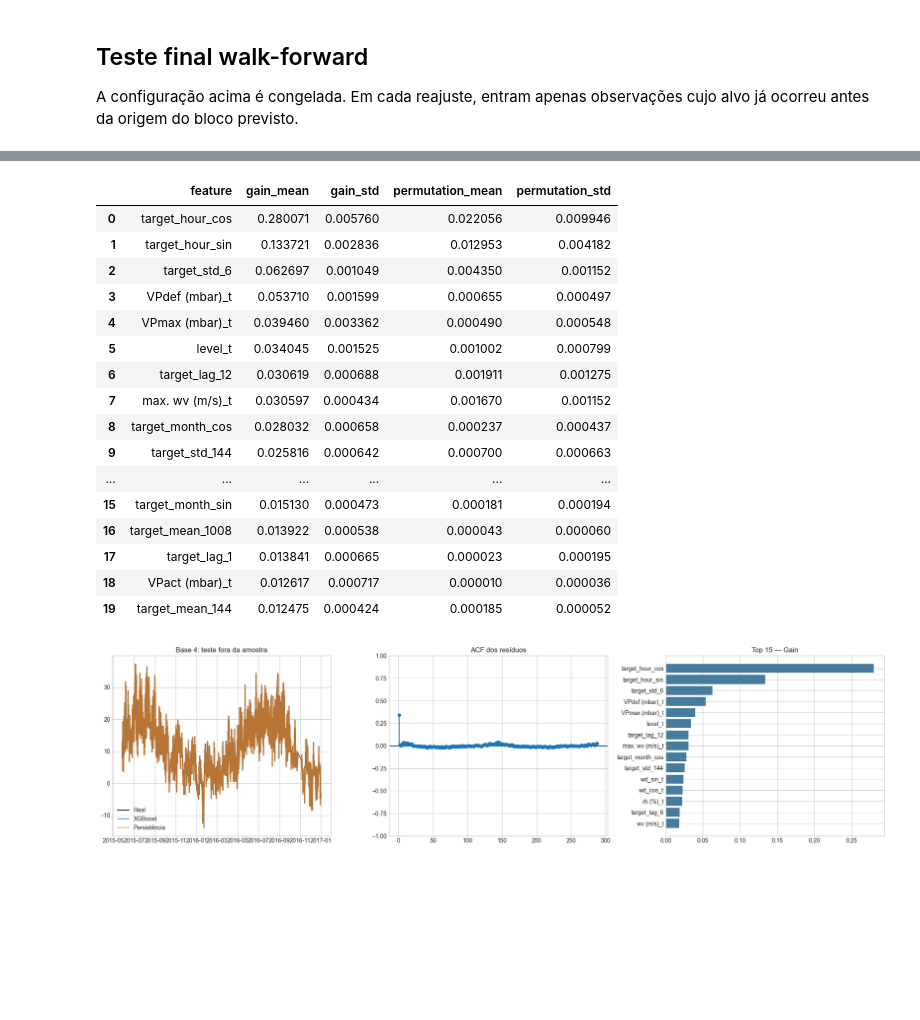
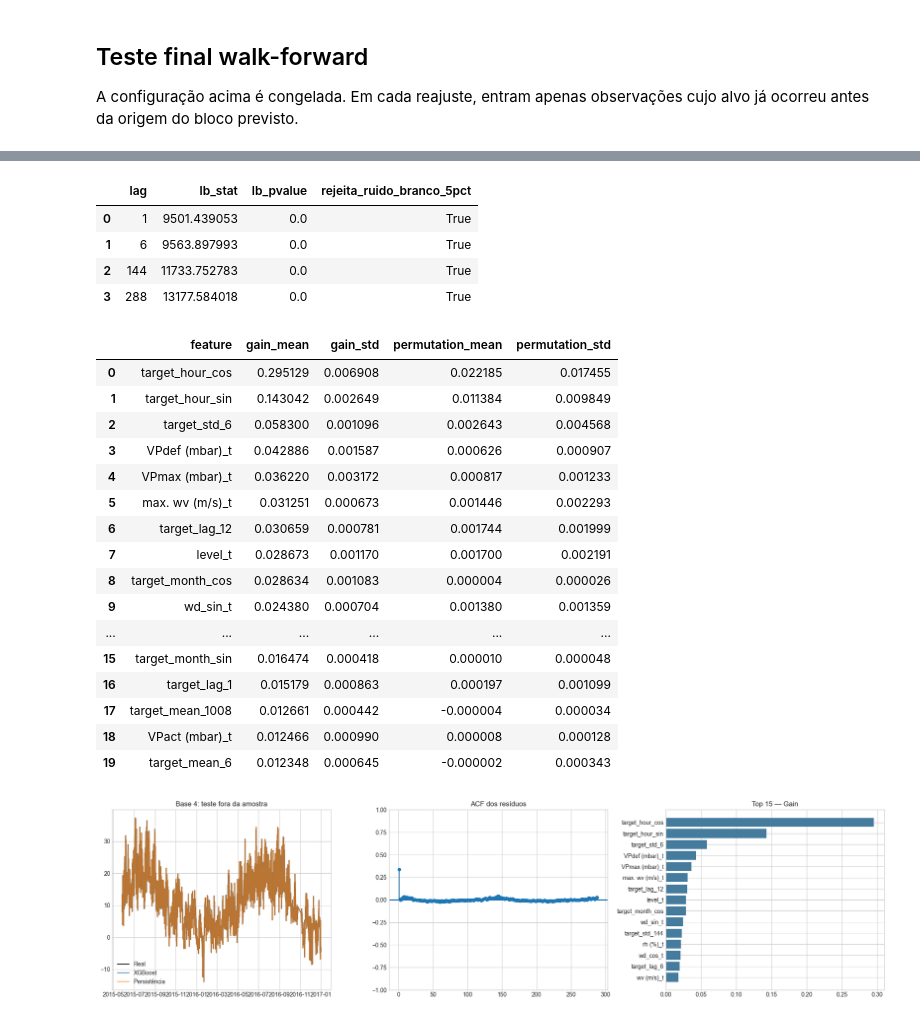
Before and after one commit to lemosriosl/TrabalhoDanielModelos, a Jupyter notebook: notebooks/base_04-grupo4_XGBoost.ipynb, the cells around one changed output, grey strips where cells are left out. Drawn from its saved outputs; the diff is of its cells as text; code cells hidden in the pictures; blank space fills up the shorter version.

```diff
--- a/notebooks/base_04-grupo4_XGBoost.ipynb
+++ b/notebooks/base_04-grupo4_XGBoost.ipynb
@@ -252,7 +261,11 @@ def temporal_search(quadro, grade, n_iter, stage, random_state):
 
 
 def walk_forward(treino, teste, params, refit_every):
+    if not isinstance(refit_every, int) or isinstance(refit_every, bool) or refit_every < 1: raise ValueError("Cadência inválida.")
     predictions, fits, importance = [], [], []
+    evaluation_clock = time.perf_counter()
+    progress_path = CHECKPOINT_DIR / f"evaluation_progress_refit_{refit_every}.json"
+    progress_path.write_text(json.dumps({"completed": 0, "total": len(teste), "updated_at": str(pd.Timestamp.now(tz="UTC"))}), encoding="utf-8")
     for block_start in range(0, len(teste), refit_every):
         block_end = min(block_start + refit_every, len(teste))
         block = teste.iloc[block_start:block_end]
@@ -278,18 +291,18 @@ def walk_forward(treino, teste, params, refit_every):
             "training_rows": len(history), "block_start": block_start,
             "block_end_exclusive": block_end, "fit_seconds": fit_seconds,
         })
-        perm_block = block if len(block) <= PERMUTATION_MAX_ROWS else block.sample(PERMUTATION_MAX_ROWS, random_state=RANDOM_STATE)
-        perm = permutation_importance(
-            model, perm_block[FEATURES], perm_block[MODEL_TARGET], scoring="neg_mean_absolute_error",
-            n_repeats=PERMUTATION_REPEATS, random_state=RANDOM_STATE, n_jobs=1,
-        )
-        gain = model.feature_importances_
-        for pos, feature in enumerate(FEATURES):
-            importance.append({
-                "model_refit_origin": refit_origin, "feature": feature, "gain": float(gain[pos]),
-                "permutation_mean": float(perm.importances_mean[pos]),
-                "permutation_std": float(perm.importances_std[pos]),
-            })
+        if block_start % IMPORTANCE_EVERY == 0:
+            diagnostic = teste.iloc[block_start:min(block_start + IMPORTANCE_WINDOW, len(teste))]
+            importance.extend(importancia_temporal(
+                model, diagnostic, FEATURES, MODEL_TARGET, origin_col=ORIGIN_COL,
+                training_cutoff=cutoff, refit_origin=refit_origin,
+                n_repeats=PERMUTATION_REPEATS, seed=RANDOM_STATE,
+            ))
+        if len(fits) % PROGRESS_EVERY == 0 or block_end == len(teste):
+            elapsed = time.perf_counter() - evaluation_clock
+            remaining = elapsed / block_end * (len(teste) - block_end)
+            progress_path.write_text(json.dumps({"completed": block_end, "total": len(teste), "elapsed_seconds": elapsed, "estimated_remaining_seconds": remaining, "updated_at": str(pd.Timestamp.now(tz="UTC"))}), encoding="utf-8")
+            print(f"Walk-forward: {block_end}/{len(teste)} ({100*block_end/len(teste):.2f}%); tempo={elapsed/3600:.2f}h; restante estimado={remaining/3600:.2f}h", flush=True)
     return pd.DataFrame(predictions), pd.DataFrame(fits), pd.DataFrame(importance)
 
 
@@ -441,14 +458,18 @@ Configuração congelada antes do teste: {"colsample_bytree": 0.69, "learning_ra
 
 A configuração acima é congelada. Em cada reajuste, entram apenas observações cujo alvo já ocorreu antes da origem do bloco previsto.
 # %%
-REFIT_EVERY = 1
+# Protocolo periódico: saídas antigas exigem reexecução; previsão segue em todas as origens.
+REFIT_EVERY = 144
 evaluation_start = time.perf_counter()
 core_predictions, fit_log, importance_long = walk_forward(train_df, test_df, best_params, REFIT_EVERY)
+assert len(fit_log) == math.ceil(len(test_df) / REFIT_EVERY)
+assert (core_predictions.training_target_cutoff <= core_predictions.model_refit_origin).all()
+print(f"Cadência: {REFIT_EVERY} origens; reajustes: {len(fit_log)}; previsões: {len(core_predictions)}")
 evaluation_seconds = time.perf_counter() - evaluation_start
 assert json.dumps(best_params, sort_keys=True, default=json_default) == FROZEN_PARAMS
 assert len(core_predictions) == len(test_df)
 assert core_predictions[ORIGIN_COL].reset_index(drop=True).equals(test_df[ORIGIN_COL].reset_index(drop=True))
-assert (core_predictions.training_target_cutoff < core_predictions[ORIGIN_COL]).all()
+assert (core_predictions.training_target_cutoff <= core_predictions[ORIGIN_COL]).all()
 predictions = test_df[[ORIGIN_COL, TARGET_TIME_COL, "level_t", "y_true", MODEL_TARGET]].copy()
 predictions["y_pred_delta_xgb"] = core_predictions.y_pred.to_numpy()
 predictions["y_pred_xgb"] = predictions.level_t + predictions.y_pred_delta_xgb
@@ -466,4 +505,7 @@ metrics["skill_MAE_vs_persistencia"] = 1 - metrics.MAE / baseline_mae
 # %%
+residual_file = salvar_residuos_nivel(predictions, ROOT, BASE_NUMBER, expected_rows=len(test_df), smoke=SMOKE_TEST)
+print("Resíduos individuais completos:", residual_file)
+display(predictions.head(20))
 residual_col = "residual_return_xgb" if BASE_NUMBER == 5 else "residuo_xgb"
 residuals = predictions[residual_col].dropna()
 configured_lags = LJUNG_LAGS
@@ -504,21 +559,26 @@ plt.tight_layout(); plt.show()
-|  | feature | gain_mean | gain_std | permutation_mean | permutation_std |
-| 0 | target_hour_cos | 0.280071 | 0.005760 | 0.022056 | 0.009946 |
-| 1 | target_hour_sin | 0.133721 | 0.002836 | 0.012953 | 0.004182 |
-| 2 | target_std_6 | 0.062697 | 0.001049 | 0.004350 | 0.001152 |
-| 3 | VPdef (mbar)_t | 0.053710 | 0.001599 | 0.000655 | 0.000497 |
-| 4 | VPmax (mbar)_t | 0.039460 | 0.003362 | 0.000490 | 0.000548 |
-| 5 | level_t | 0.034045 | 0.001525 | 0.001002 | 0.000799 |
-| 6 | target_lag_12 | 0.030619 | 0.000688 | 0.001911 | 0.001275 |
-| 7 | max. wv (m/s)_t | 0.030597 | 0.000434 | 0.001670 | 0.001152 |
-| 8 | target_month_cos | 0.028032 | 0.000658 | 0.000237 | 0.000437 |
-| 9 | target_std_144 | 0.025816 | 0.000642 | 0.000700 | 0.000663 |
-| ... | ... | ... | ... | ... | ... |
-| 15 | target_month_sin | 0.015130 | 0.000473 | 0.000181 | 0.000194 |
-| 16 | target_mean_1008 | 0.013922 | 0.000538 | 0.000043 | 0.000060 |
-| 17 | target_lag_1 | 0.013841 | 0.000665 | 0.000023 | 0.000195 |
-| 18 | VPact (mbar)_t | 0.012617 | 0.000717 | 0.000010 | 0.000036 |
-| 19 | target_mean_144 | 0.012475 | 0.000424 | 0.000185 | 0.000052 |
+|  | lag | lb_stat | lb_pvalue | rejeita_ruido_branco_5pct |
+| 0 | 1 | 9501.439053 | 0.0 | True |
+| 1 | 6 | 9563.897993 | 0.0 | True |
+| 2 | 144 | 11733.752783 | 0.0 | True |
+| 3 | 288 | 13177.584018 | 0.0 | True |
+|  | feature | gain_mean | gain_std | permutation_mean | permutation_std |
+| 0 | target_hour_cos | 0.295129 | 0.006908 | 0.022185 | 0.017455 |
+| 1 | target_hour_sin | 0.143042 | 0.002649 | 0.011384 | 0.009849 |
+| 2 | target_std_6 | 0.058300 | 0.001096 | 0.002643 | 0.004568 |
+| 3 | VPdef (mbar)_t | 0.042886 | 0.001587 | 0.000626 | 0.000907 |
+| 4 | VPmax (mbar)_t | 0.036220 | 0.003172 | 0.000817 | 0.001233 |
+| 5 | max. wv (m/s)_t | 0.031251 | 0.000673 | 0.001446 | 0.002293 |
+| 6 | target_lag_12 | 0.030659 | 0.000781 | 0.001744 | 0.001999 |
+| 7 | level_t | 0.028673 | 0.001170 | 0.001700 | 0.002191 |
+| 8 | target_month_cos | 0.028634 | 0.001083 | 0.000004 | 0.000026 |
+| 9 | wd_sin_t | 0.024380 | 0.000704 | 0.001380 | 0.001359 |
+| ... | ... | ... | ... | ... | ... |
+| 15 | target_month_sin | 0.016474 | 0.000418 | 0.000010 | 0.000048 |
+| 16 | target_lag_1 | 0.015179 | 0.000863 | 0.000197 | 0.001099 |
+| 17 | target_mean_1008 | 0.012661 | 0.000442 | -0.000004 | 0.000034 |
+| 18 | VPact (mbar)_t | 0.012466 | 0.000990 | 0.000008 | 0.000128 |
+| 19 | target_mean_6 | 0.012348 | 0.000645 | -0.000002 | 0.000343 |
-[figure, old version]
+[figure, new version]
 # %%
 summary = {
     "base": BASE_NUMBER, "nome": BASE_NAME, "frequencia": FREQUENCY,
```
Also changed, not shown: parts of 7 cells of this notebook, 23 other files.
